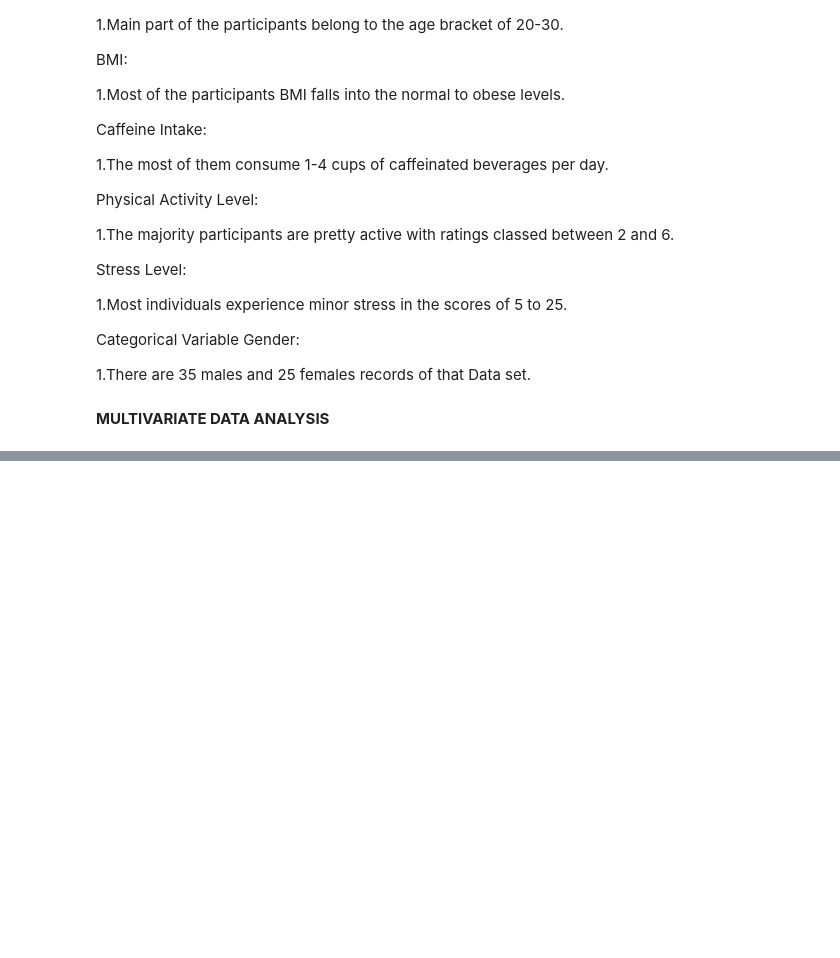
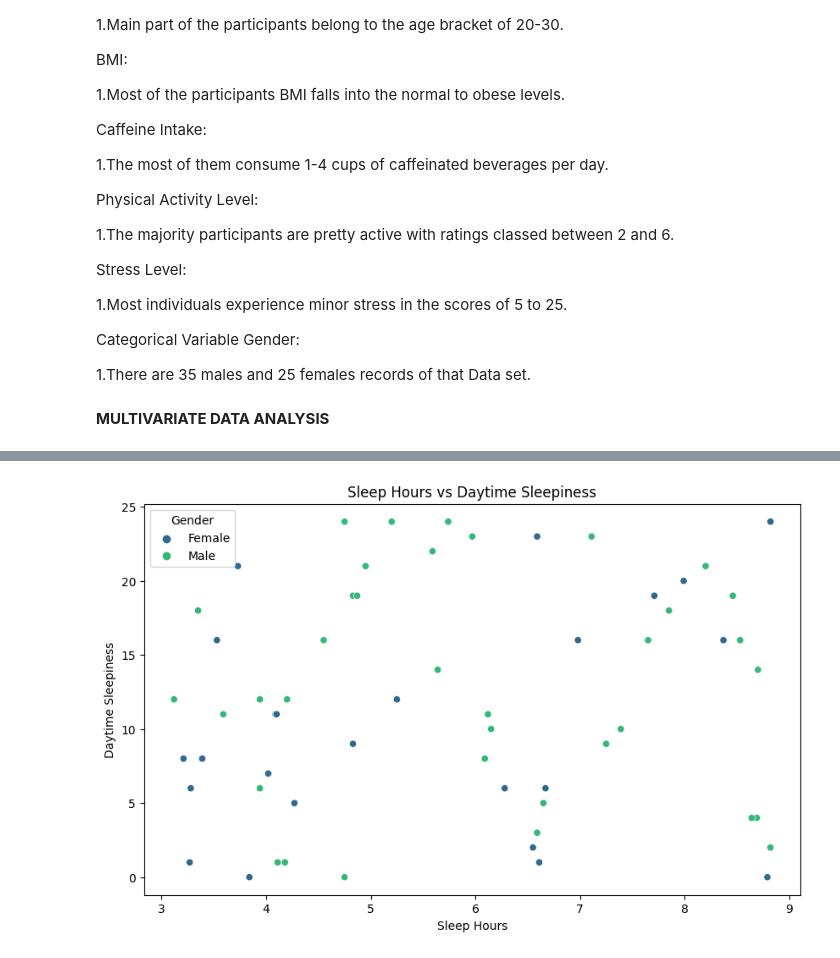
Before and after one commit to PiyushKumarMaurya123/DAI-101-, a Jupyter notebook: assignment-01.ipynb, the cells around one changed output, grey strips where cells are left out. Cells and saved outputs as stored; diff of their text form; code cells hidden in the pictures; blank space fills up the shorter version.

```diff
--- a/assignment-01.ipynb
+++ b/assignment-01.ipynb
@@ -227,0 +238,10 @@ Gender:
+# %%
+#Sleep Hours vs Daytime Sleepiness
+plt.figure(figsize=(10, 6))
+sns.scatterplot(x='Sleep_Hours', y='Daytime_Sleepiness', data=df, hue='Gender', palette='viridis')
+plt.title('Sleep Hours vs Daytime Sleepiness')
+plt.xlabel('Sleep Hours')
+plt.ylabel('Daytime Sleepiness')
+plt.show()
+# %% [output]
+[figure, added]
```
Also changed, not shown: parts of 2 cells of this notebook.
